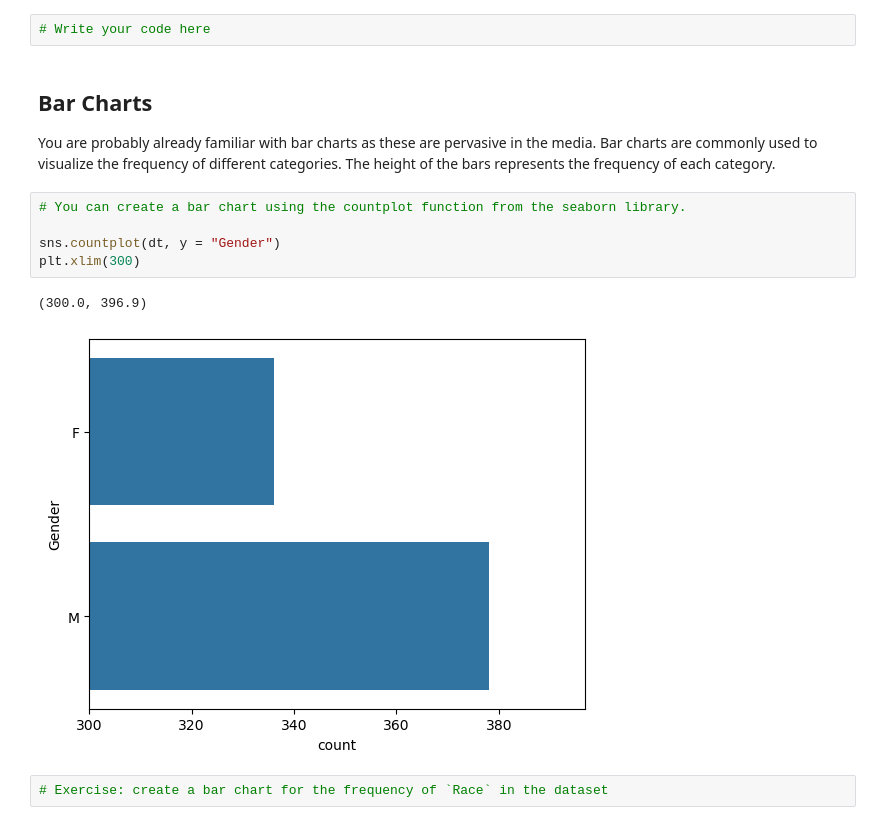
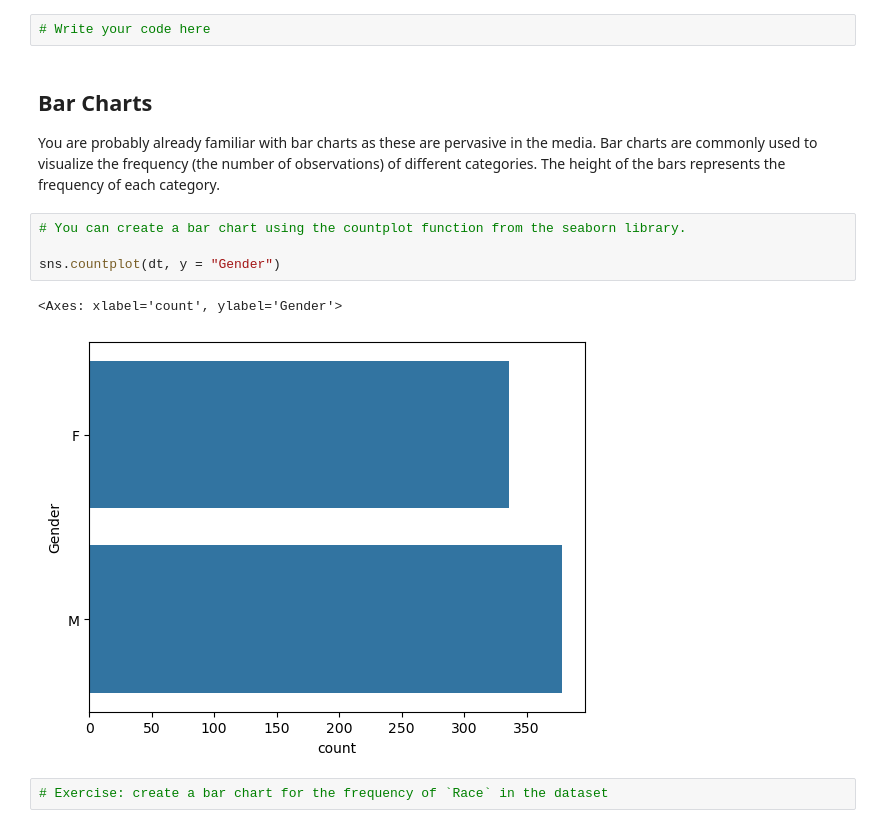
Before and after one commit to febse/stat2024, a Jupyter notebook: 02-Descriptive-Statistics.ipynb, the cells around one changed output. Cells and saved outputs as stored; diff of their text form.

```diff
--- a/02-Descriptive-Statistics.ipynb
+++ b/02-Descriptive-Statistics.ipynb
@@ -208,15 +272,14 @@ You have already create a column `GD` (guess duration) in the previous exercise.
 # %% [markdown]
 ## Bar Charts
 
-You are probably already familiar with bar charts as these are pervasive in the media. Bar charts are commonly used to visualize the frequency of different categories. The height of the bars represents the frequency of each category.
+You are probably already familiar with bar charts as these are pervasive in the media. Bar charts are commonly used to visualize the frequency (the number of observations) of different categories. The height of the bars represents the frequency of each category.
 # %%
 # You can create a bar chart using the countplot function from the seaborn library.
 
 sns.countplot(dt, y = "Gender")
-plt.xlim(300)
 # %% [output]
-(300.0, 396.9)
+<Axes: xlabel='count', ylabel='Gender'>
-[figure, old version]
+[figure, new version]
 # %%
 # Exercise: create a bar chart for the frequency of `Race` in the dataset
 # %% [markdown]
```
Also changed, not shown: parts of 11 cells of this notebook, 7 other files.
